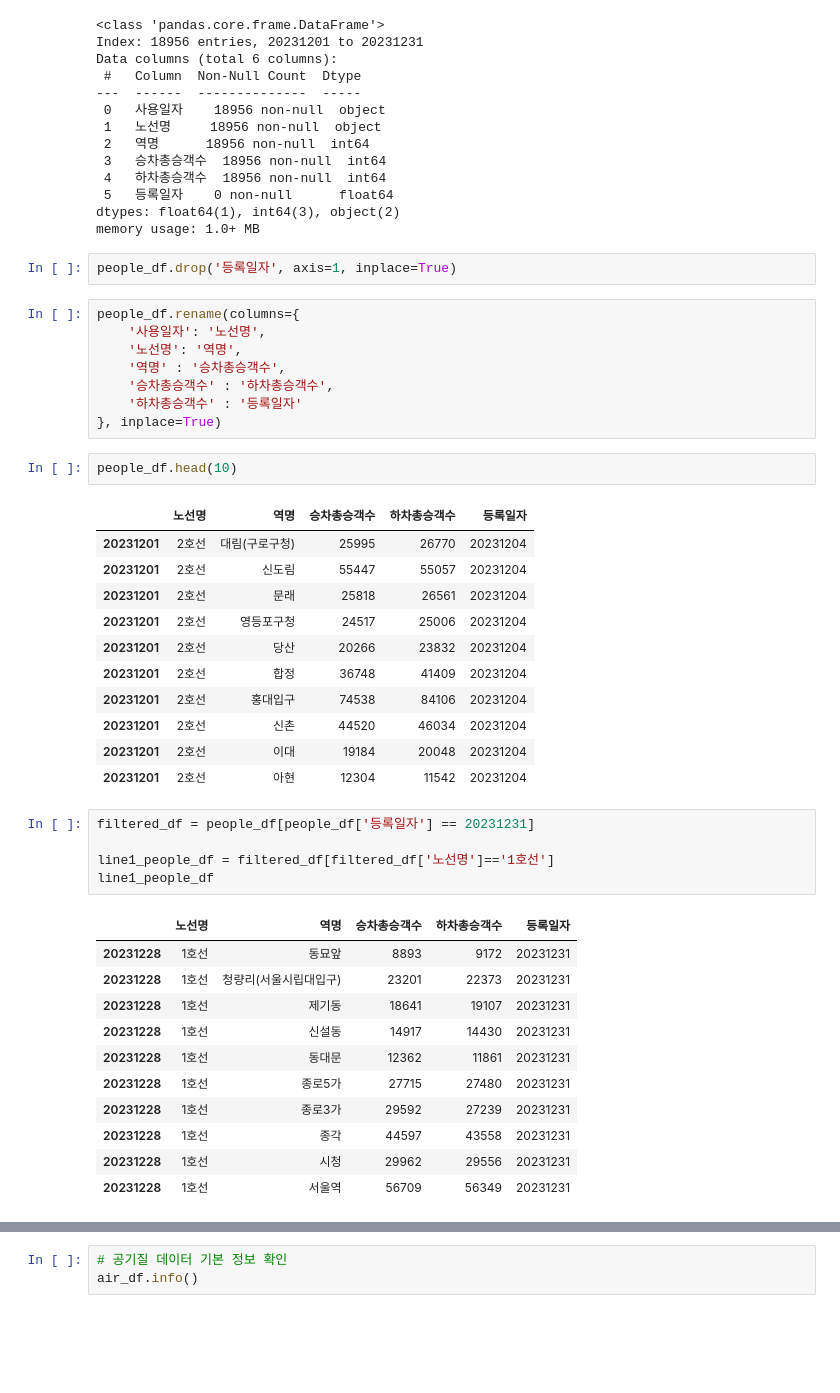
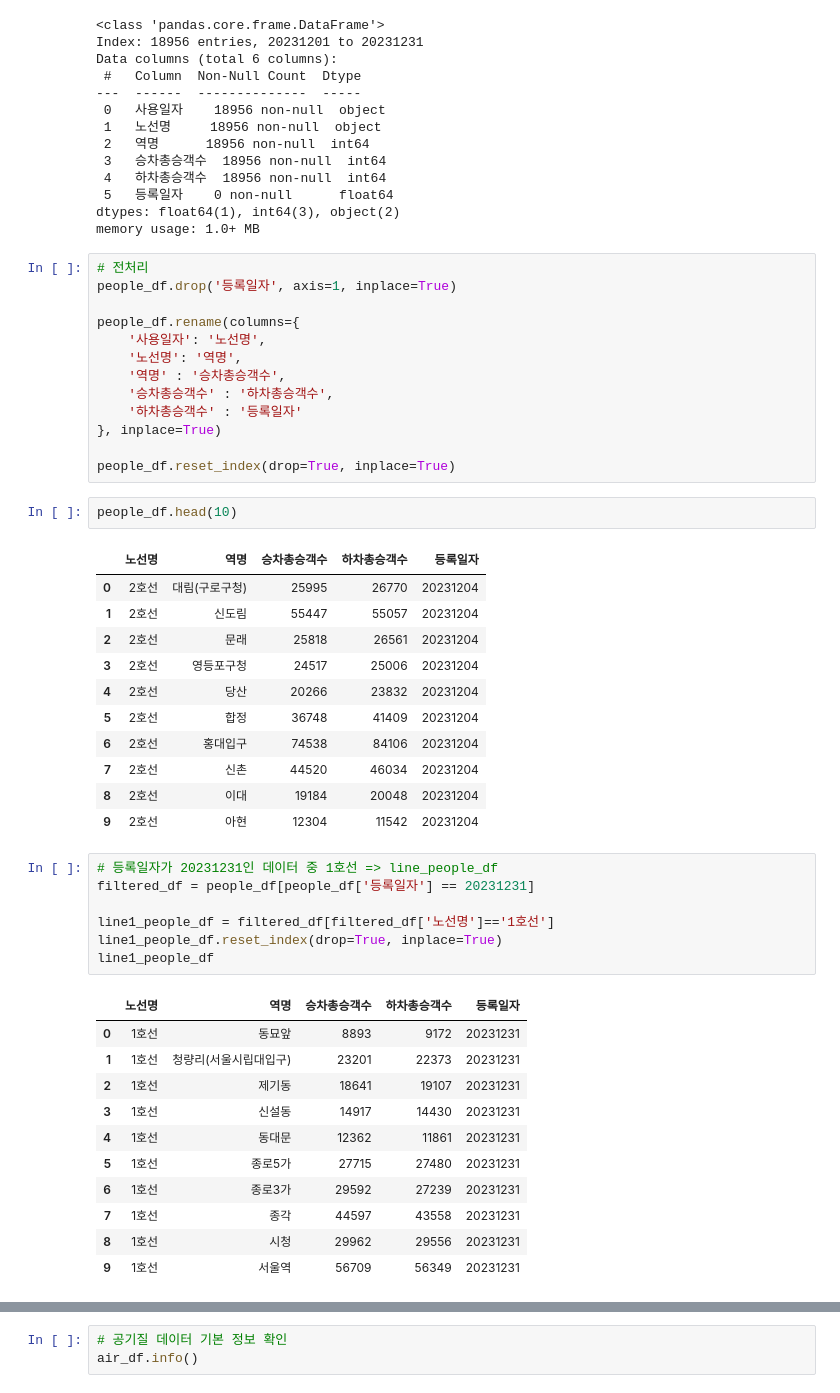
Before and after one commit to sswwdk/Data-anal-miniproject, a Jupyter notebook: 분석보고서.ipynb, the cells around one changed output, grey strips where cells are left out. Saved outputs shown, nothing was run; the diff lists cells and outputs as text; blank space fills up the shorter version.

```diff
--- a/분석보고서.ipynb
+++ b/분석보고서.ipynb
@@ -43,43 +43,48 @@ Data columns (total 6 columns):
 dtypes: float64(1), int64(3), object(2)
 memory usage: 1.0+ MB
 # %%
+# 전처리
 people_df.drop('등록일자', axis=1, inplace=True)
+
+people_df.rename(columns={
+    '사용일자': '노선명',
+    '노선명': '역명',
+    '역명' : '승차총승객수',
+    '승차총승객수' : '하차총승객수',
+    '하차총승객수' : '등록일자'
+}, inplace=True)
+
+people_df.reset_index(drop=True, inplace=True)
-# %%
-people_df.rename(columns={
-    '사용일자': '노선명',
-    '노선명': '역명',
-    '역명' : '승차총승객수',
-    '승차총승객수' : '하차총승객수',
-    '하차총승객수' : '등록일자'
-}, inplace=True)
 # %%
 people_df.head(10)
 # %% [output]
 |  | 노선명 | 역명 | 승차총승객수 | 하차총승객수 | 등록일자 |
-| 20231201 | 2호선 | 대림(구로구청) | 25995 | 26770 | 20231204 |
-| 20231201 | 2호선 | 신도림 | 55447 | 55057 | 20231204 |
-| 20231201 | 2호선 | 문래 | 25818 | 26561 | 20231204 |
-| 20231201 | 2호선 | 영등포구청 | 24517 | 25006 | 20231204 |
-| 20231201 | 2호선 | 당산 | 20266 | 23832 | 20231204 |
-| 20231201 | 2호선 | 합정 | 36748 | 41409 | 20231204 |
-| 20231201 | 2호선 | 홍대입구 | 74538 | 84106 | 20231204 |
-| 20231201 | 2호선 | 신촌 | 44520 | 46034 | 20231204 |
-| 20231201 | 2호선 | 이대 | 19184 | 20048 | 20231204 |
-| 20231201 | 2호선 | 아현 | 12304 | 11542 | 20231204 |
+| 0 | 2호선 | 대림(구로구청) | 25995 | 26770 | 20231204 |
+| 1 | 2호선 | 신도림 | 55447 | 55057 | 20231204 |
+| 2 | 2호선 | 문래 | 25818 | 26561 | 20231204 |
+| 3 | 2호선 | 영등포구청 | 24517 | 25006 | 20231204 |
+| 4 | 2호선 | 당산 | 20266 | 23832 | 20231204 |
+| 5 | 2호선 | 합정 | 36748 | 41409 | 20231204 |
+| 6 | 2호선 | 홍대입구 | 74538 | 84106 | 20231204 |
+| 7 | 2호선 | 신촌 | 44520 | 46034 | 20231204 |
+| 8 | 2호선 | 이대 | 19184 | 20048 | 20231204 |
+| 9 | 2호선 | 아현 | 12304 | 11542 | 20231204 |
 # %%
+# 등록일자가 20231231인 데이터 중 1호선 => line_people_df
 filtered_df = people_df[people_df['등록일자'] == 20231231]
 
 line1_people_df = filtered_df[filtered_df['노선명']=='1호선']
+line1_people_df.reset_index(drop=True, inplace=True)
 line1_people_df
 # %% [output]
 |  | 노선명 | 역명 | 승차총승객수 | 하차총승객수 | 등록일자 |
-| 20231228 | 1호선 | 동묘앞 | 8893 | 9172 | 20231231 |
-| 20231228 | 1호선 | 청량리(서울시립대입구) | 23201 | 22373 | 20231231 |
-| 20231228 | 1호선 | 제기동 | 18641 | 19107 | 20231231 |
-| 20231228 | 1호선 | 신설동 | 14917 | 14430 | 20231231 |
-| 20231228 | 1호선 | 동대문 | 12362 | 11861 | 20231231 |
-| 20231228 | 1호선 | 종로5가 | 27715 | 27480 | 20231231 |
-| 20231228 | 1호선 | 종로3가 | 29592 | 27239 | 20231231 |
-| 20231228 | 1호선 | 종각 | 44597 | 43558 | 20231231 |
-| 20231228 | 1호선 | 시청 | 29962 | 29556 | 20231231 |
-| 20231228 | 1호선 | 서울역 | 56709 | 56349 | 20231231 |
+| 0 | 1호선 | 동묘앞 | 8893 | 9172 | 20231231 |
+| 1 | 1호선 | 청량리(서울시립대입구) | 23201 | 22373 | 20231231 |
+| 2 | 1호선 | 제기동 | 18641 | 19107 | 20231231 |
+| 3 | 1호선 | 신설동 | 14917 | 14430 | 20231231 |
+| 4 | 1호선 | 동대문 | 12362 | 11861 | 20231231 |
+| 5 | 1호선 | 종로5가 | 27715 | 27480 | 20231231 |
+| 6 | 1호선 | 종로3가 | 29592 | 27239 | 20231231 |
+| 7 | 1호선 | 종각 | 44597 | 43558 | 20231231 |
+| 8 | 1호선 | 시청 | 29962 | 29556 | 20231231 |
+| 9 | 1호선 | 서울역 | 56709 | 56349 | 20231231 |
```
Also changed, not shown: parts of 20 cells of this notebook.
